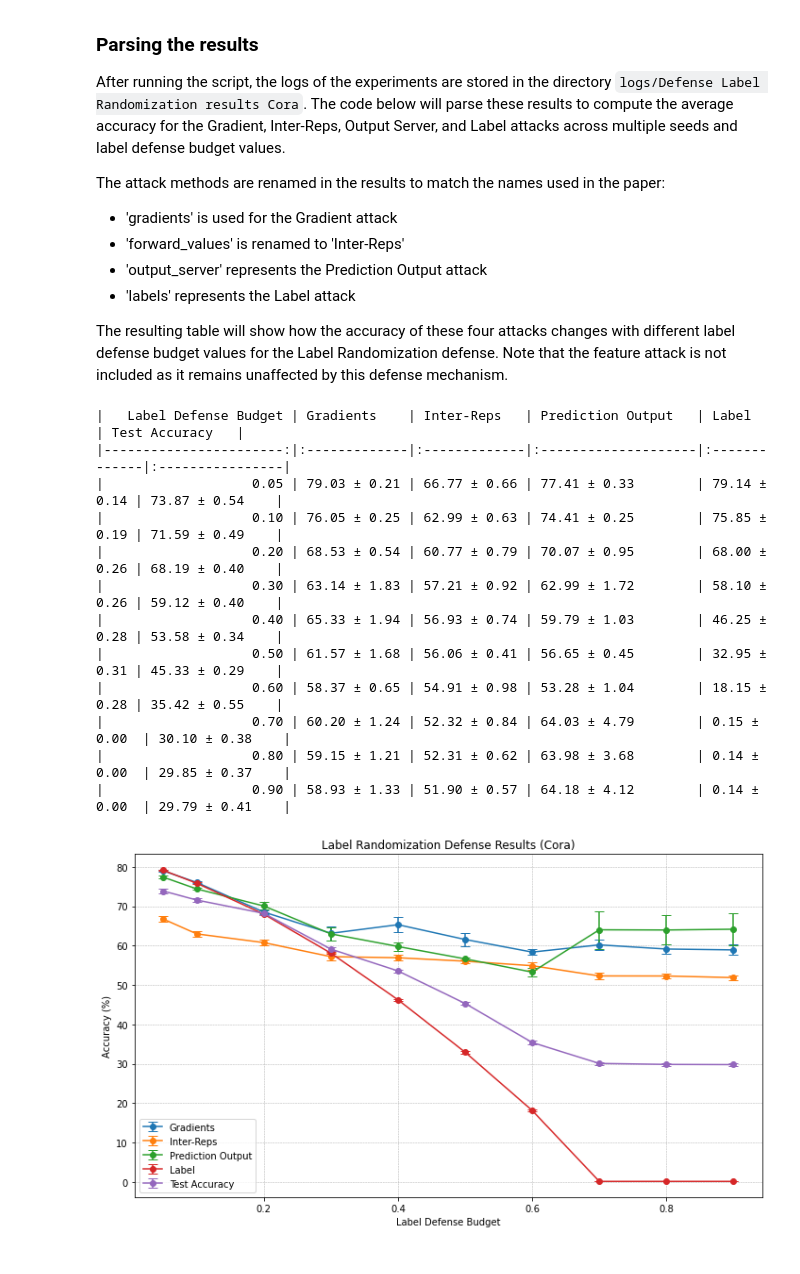
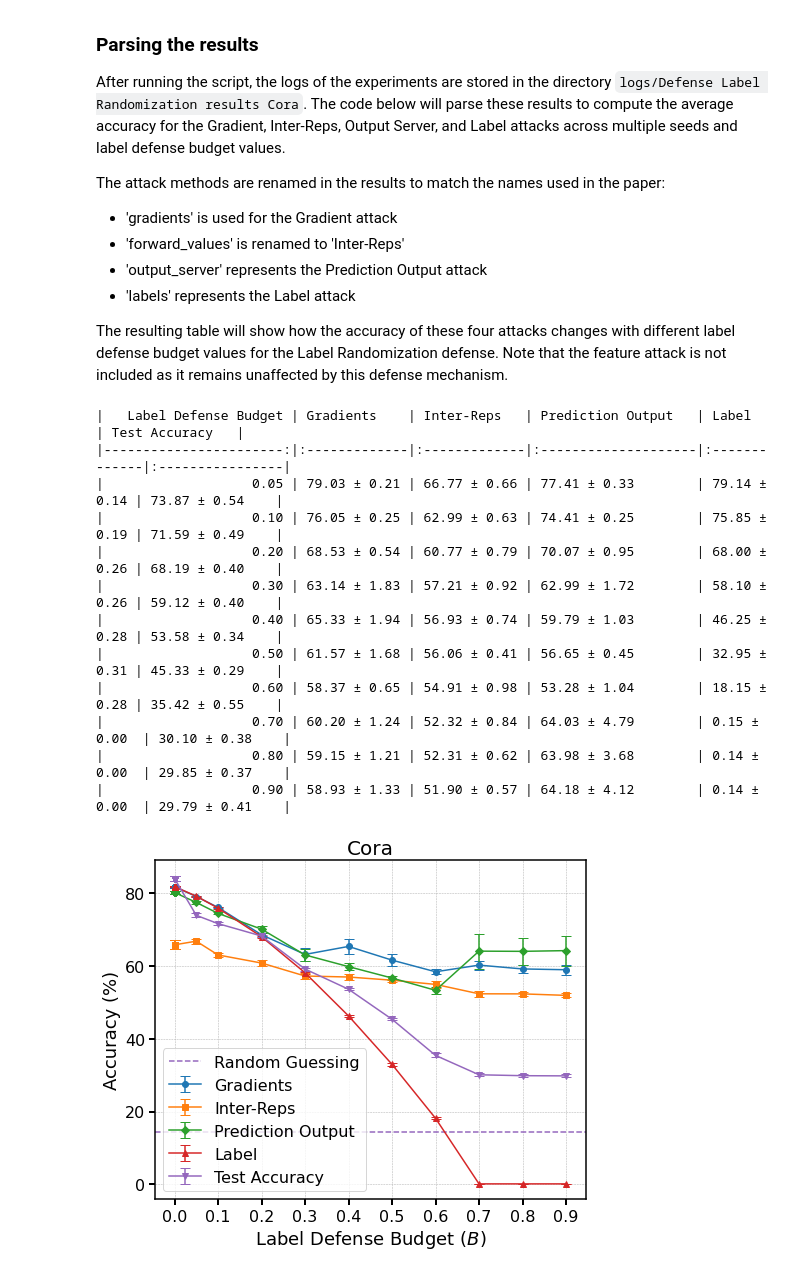
Before and after one commit to OualidZari/lia-vfgl-artifact, a Jupyter notebook: reproduced_results/label_rand_defense.ipynb, the cells around one changed output. Drawn from its saved outputs; the diff is of its cells as text; code cells hidden in the pictures.

Commit message:
fixed figures for lapgrapha dn label defense

```diff
--- a/reproduced_results/label_rand_defense.ipynb
+++ b/reproduced_results/label_rand_defense.ipynb
@@ -153,23 +153,6 @@ else:
                      tablefmt="pipe", floatfmt=".2f")
 
     print(table)
-
-    # Plotting
-    plt.figure(figsize=(10, 6))
-    for attack in ['Gradients', 'Inter-Reps', 'Prediction Output', 'Label', 'test_accuracy']:
-        mean_col = f'{attack}_mean'
-        sem_col = f'{attack}_sem'
-        label = 'Test Accuracy' if attack == 'test_accuracy' else attack
-        plt.errorbar(grouped_results['label_defense_budget'], grouped_results[mean_col]*100, yerr=grouped_results[sem_col]*100,
-                     label=label, capsize=5, marker='o')
-
-    plt.xlabel('Label Defense Budget')
-    plt.ylabel('Accuracy (%)')
-    plt.title('Label Randomization Defense Results (Cora)')
-    plt.legend()
-    plt.grid(True, which='both', linestyle='--', linewidth=0.5)
-    plt.tight_layout()
-    plt.show()
 # %% [output]
 |   Label Defense Budget | Gradients    | Inter-Reps   | Prediction Output   | Label        | Test Accuracy   |
 |-----------------------:|:-------------|:-------------|:--------------------|:-------------|:----------------|
@@ -183,4 +166,63 @@ else:
 |                   0.70 | 60.20 ± 1.24 | 52.32 ± 0.84 | 64.03 ± 4.79        | 0.15 ± 0.00  | 30.10 ± 0.38    |
 |                   0.80 | 59.15 ± 1.21 | 52.31 ± 0.62 | 63.98 ± 3.68        | 0.14 ± 0.00  | 29.85 ± 0.37    |
 |                   0.90 | 58.93 ± 1.33 | 51.90 ± 0.57 | 64.18 ± 4.12        | 0.14 ± 0.00  | 29.79 ± 0.41    |
-[figure, removed]
+# %%
+ # Add data for no defense (Budget = 0)
+no_defense_data = {
+    'label_defense_budget': 0,
+    'Gradients_mean': 0.8171,
+    'Gradients_sem': 0.0021,
+    'Inter-Reps_mean': 0.6577,
+    'Inter-Reps_sem': 0.0119,
+    'Prediction Output_mean': 0.8014,
+    'Prediction Output_sem': 0.0050,
+    'Label_mean': 0.8174,
+    'Label_sem': 0.0015,
+    'test_accuracy_mean': 0.8397,
+    'test_accuracy_sem': 0.0075
+}
+
+# Add no defense data to grouped_results
+grouped_results = pd.concat([pd.DataFrame([no_defense_data]), grouped_results], ignore_index=True)
+grouped_results = grouped_results.sort_values('label_defense_budget', ascending=True)
+
+# Plotting
+plt.figure(figsize=(7, 6))
+markers = ['o', 's', 'D', '^', 'v']  # Different marker shapes
+colors = ['#1f77b4', '#ff7f0e', '#2ca02c', '#d62728', '#9467bd']  # Different colors for each line
+for i, attack in enumerate(['Gradients', 'Inter-Reps', 'Prediction Output', 'Label', 'test_accuracy']):
+    mean_col = f'{attack}_mean'
+    sem_col = f'{attack}_sem'
+    label = 'Test Accuracy' if attack == 'test_accuracy' else attack
+    plt.errorbar(grouped_results['label_defense_budget'], grouped_results[mean_col]*100, yerr=grouped_results[sem_col]*100,
+                    label=label, capsize=5, marker=markers[i], color=colors[i])
+
+# Add horizontal line for random guessing
+plt.axhline(y=14.28, color='#9467bd', linestyle='--', label='Random Guessing')
+
+plt.xlabel(r'Label Defense Budget ($B$)', fontsize=18)
+plt.ylabel('Accuracy (%)', fontsize=18)
+plt.title('Cora', fontsize=20)
+plt.legend(fontsize=16)
+plt.grid(True, which='both', linestyle='--', linewidth=0.5)
+
+# Set x-axis ticks to show all budget values
+budget_values = [0, 0.1, 0.2, 0.3, 0.4, 0.5, 0.6, 0.7, 0.8, 0.9]
+plt.xticks(budget_values)
+
+# Increase tick font size and add more contrast
+plt.tick_params(axis='both', which='major', labelsize=16, width=2, length=6)
+plt.tick_params(axis='both', which='minor', labelsize=10, width=1, length=4)
+
+# Add border to the figure
+plt.gca().spines['top'].set_linewidth(1.5)
+plt.gca().spines['right'].set_linewidth(1.5)
+plt.gca().spines['bottom'].set_linewidth(1.5)
+plt.gca().spines['left'].set_linewidth(1.5)
+
+plt.tight_layout()
+# save the figure pdf
+plt.savefig('label_rand_defense_cora.pdf', dpi=150)
+plt.show()
+# %% [output]
+[figure, added]
```
Also changed, not shown: 4 other files.
